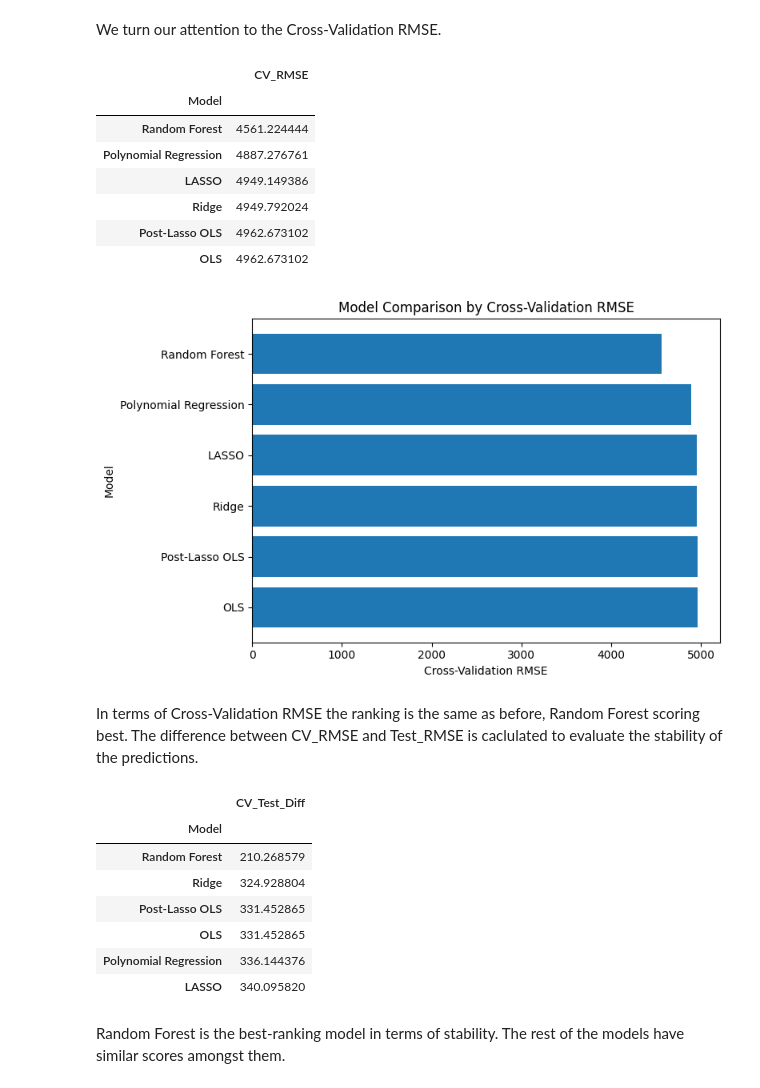
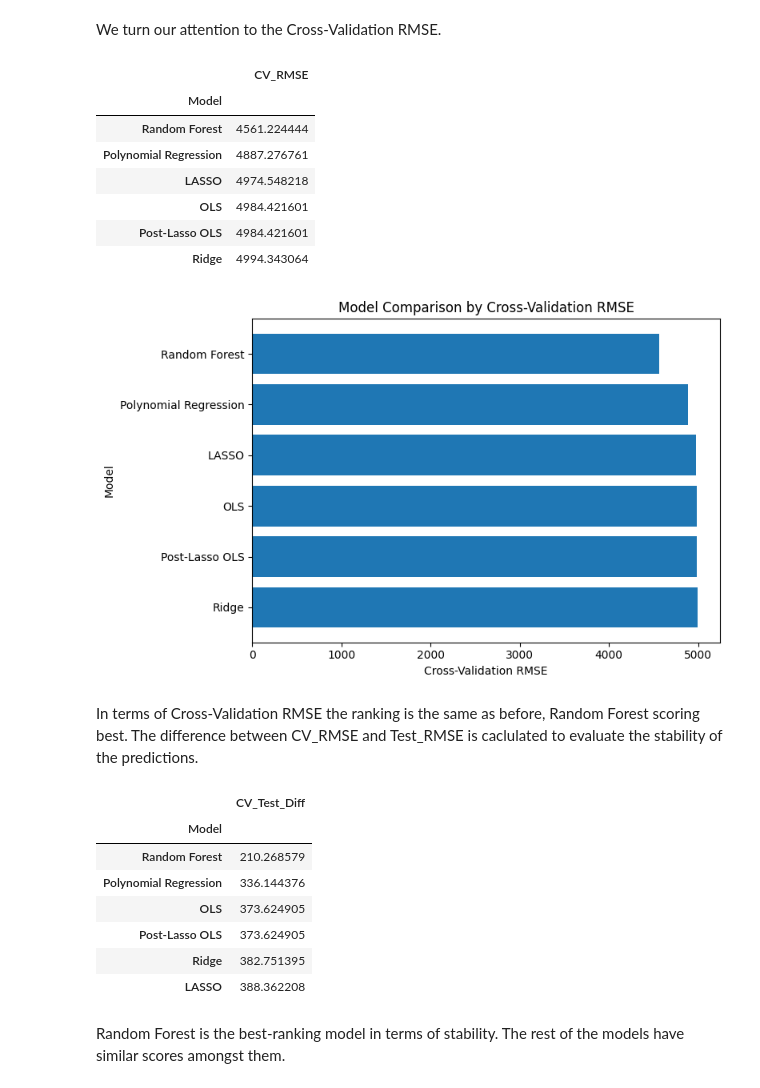
Before and after one commit to NikifBi/Medical_Costs_Regression_Analysis, a Jupyter notebook: Medical Costs.ipynb, the cells around one changed output. Saved outputs shown, nothing was run; the diff lists cells and outputs as text; code cells hidden in the pictures.

```diff
--- a/Medical Costs.ipynb
+++ b/Medical Costs.ipynb
@@ -591,11 +589,6 @@ The left skew of the distribution of the target variable that was observed earli
 # %%
-### Verify logarithm of bmi and charges can be taken
-assert (X_train['bmi'] <= 0).sum() == 0
+### Verify logarithm of charges can be taken
 assert (y_train <= 0).sum() == 0
-
-### Logarithmic transform of bmi
-X_train['bmi'] = np.log(X_train['bmi'])
-X_test['bmi'] = np.log(X_test['bmi'])
 
 ### Logarithmic transform of charges
 y_train = np.log(y_train)
@@ -682,8 +675,8 @@ plot_resid(model)
 Although the shapes have become sharper, and the stripe has split into two, there seems to be no significant improvement to the overall shape. We will now incorporate the fact that obese smokers have higher overall charges. In order to do that we define a new feature called obese_smoker. The obesity threshold is clinically defined and can be found on the website of the [World Health Organization](https://www.who.int/news-room/fact-sheets/detail/obesity-and-overweight).
 # %%
 ### Define new feature obese smoker (= 1 if obese smoker, = 0 if not)
-X_train['obese_smoker'] = (X_train['bmi'] > np.log(30)) * X_train['smoker']
-X_test['obese_smoker'] = (X_test['bmi'] > np.log(30)) * X_test['smoker']
+X_train['obese_smoker'] = (X_train['bmi'] > 30) * X_train['smoker']
+X_test['obese_smoker'] = (X_test['bmi'] > 30) * X_test['smoker']
 # %% [markdown]
 We fit the model.
 # %%
@@ -1146,10 +1139,7 @@ We define a dataframe to keep track of the metrics of each trained model.
 ### Columns for the dataframe
 columns = ['Model', 'CV_RMSE', 'Train_RMSE', 'Test_RMSE', 'Train_MAE', 'Test_MAE', 'Train_R2', 'Test_R2']
 
-### Initialize empty dataframe to store results
-results = pd.DataFrame(columns=columns)
-
-### Make Model name the index
+### Initialize empty dataframe and make Model name the index
 results = pd.DataFrame(columns=columns).set_index('Model')
 # %% [markdown]
 In the following sections we implement each model evaluate it. The workflow consists of training the model, printing the coefficients of each model (feature importance is calculated for the Random Forest Regressor instead), calculating and printing the evaluation metrics with the help of the  evaluate_model function, and finally plotting the residuals, checking for heteroscedasticity and plotting actual vs predicted values with the help of the graph_residuals function.
@@ -1743,22 +1733,22 @@ sorted_cv_rmse[['CV_RMSE']]
 | Model |  |
 | Random Forest | 4561.224444 |
 | Polynomial Regression | 4887.276761 |
-| LASSO | 4949.149386 |
-| Ridge | 4949.792024 |
-| Post-Lasso OLS | 4962.673102 |
-| OLS | 4962.673102 |
+| LASSO | 4974.548218 |
+| OLS | 4984.421601 |
+| Post-Lasso OLS | 4984.421601 |
+| Ridge | 4994.343064 |
 # %%
-### Bar plot comparing Test RMSE of different models
+### Bar plot comparing Cross-Validation RMSE of different models
 plt.figure(figsize=(8,5))
-plt.barh(sorted_test_rmse.index, sorted_test_rmse['CV_RMSE'])
+plt.barh(sorted_cv_rmse.index, sorted_cv_rmse['CV_RMSE'])
 plt.gca().invert_yaxis()
 plt.xlabel('Cross-Validation RMSE')
 plt.ylabel('Model')
 plt.title('Model Comparison by Cross-Validation RMSE')
 plt.tight_layout()
 plt.show()
 # %% [output]
-[figure, old version]
+[figure, new version]
 # %% [markdown]
 In terms of Cross-Validation RMSE the ranking is the same as before, Random Forest scoring best. The difference between CV_RMSE and Test_RMSE is caclulated to evaluate the stability of the predictions.
 # %%
@@ -1771,11 +1761,11 @@ results.sort_values(by='CV_Test_Diff', ascending=True)[['CV_Test_Diff']]
 |  | CV_Test_Diff |
 | Model |  |
 | Random Forest | 210.268579 |
-| Ridge | 324.928804 |
-| Post-Lasso OLS | 331.452865 |
-| OLS | 331.452865 |
 | Polynomial Regression | 336.144376 |
-| LASSO | 340.095820 |
+| OLS | 373.624905 |
+| Post-Lasso OLS | 373.624905 |
+| Ridge | 382.751395 |
+| LASSO | 388.362208 |
 # %% [markdown]
 Random Forest is the best-ranking model in terms of stability. The rest of the models have similar scores amongst them.
 # %% [markdown]
```
Also changed, not shown: parts of 43 cells of this notebook.
